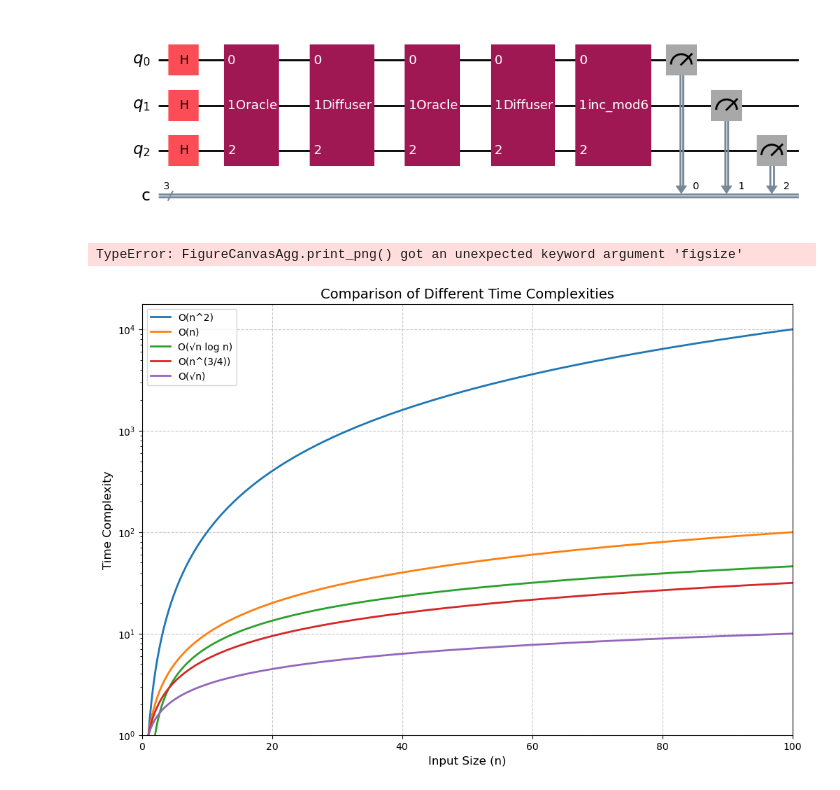
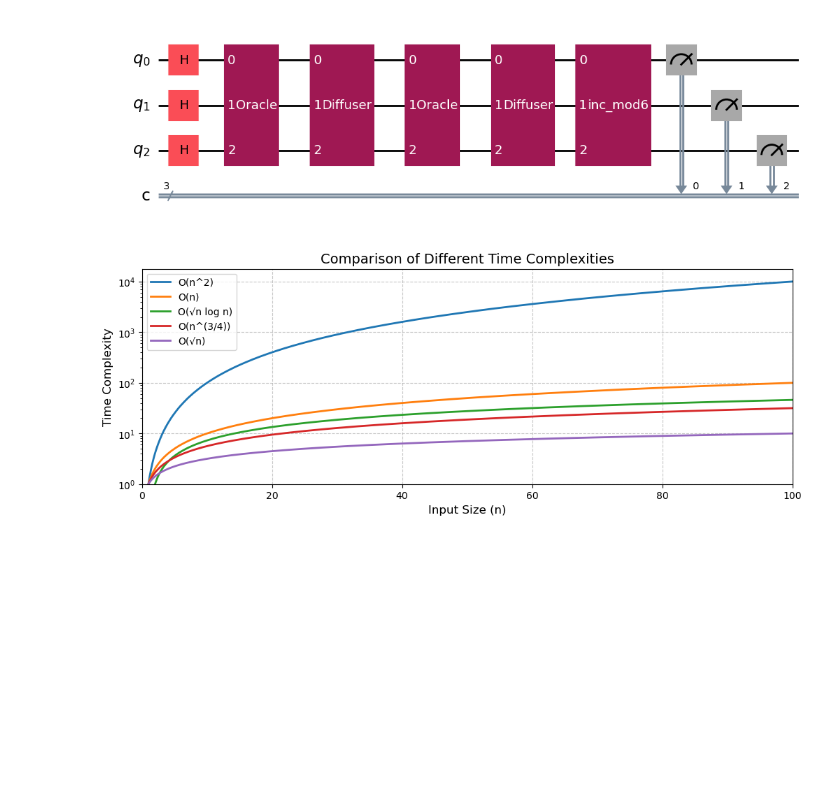
Before and after one commit to kagamirudo/Quantum-Research-2024, a Jupyter notebook: Week 24/LMSR_Q.ipynb, the cells around one changed output. Saved outputs shown, nothing was run; the diff lists cells and outputs as text; code cells hidden in the pictures; blank space fills up the shorter version.

```diff
--- a/Week 24/LMSR_Q.ipynb
+++ b/Week 24/LMSR_Q.ipynb
@@ -578,34 +578,33 @@ import matplotlib.pyplot as plt
 # Generate x values (n)
 n = np.linspace(1, 100, 1000)
 
 # Calculate different complexity functions
 sqrt_n = np.sqrt(n)
 sqrt_n_log_n = np.sqrt(n) * np.log(n)
 linear_n = n
 quadratic_n = n**2
 n_34 = n**(3/4)
 
 # Create the plot
-plt.figure(figsize=(12, 8))
+plt.figure(figsize=(12, 4))
 plt.plot(n, quadratic_n, label='O(n^2)', linewidth=2)
 plt.plot(n, linear_n, label='O(n)', linewidth=2)
 plt.plot(n, sqrt_n_log_n, label='O(√n log n)', linewidth=2)
 plt.plot(n, n_34, label='O(n^(3/4))', linewidth=2)
 plt.plot(n, sqrt_n, label='O(√n)', linewidth=2)
 
 # Customize the plot
 plt.title('Comparison of Different Time Complexities', fontsize=14)
 plt.xlabel('Input Size (n)', fontsize=12)
 plt.ylabel('Time Complexity', fontsize=12)
 plt.grid(True, linestyle='--', alpha=0.7)
 plt.legend(fontsize=10)
 
 
 # Set y-axis to logarithmic scale for better visualization
 plt.yscale('log')
 plt.xlim(0, 100)  # Set x-axis to start at 0
 plt.ylim(1, None)  # Set y-axis to start at 1 (since log scale)
-plt.savefig('scaling_plot.png', dpi=300, bbox_inches='tight')
+plt.savefig('scaling_plot.png', dpi=900, bbox_inches='tight')
 # %% [output]
-TypeError: FigureCanvasAgg.print_png() got an unexpected keyword argument 'figsize'
-[figure, old version]
+[figure, new version]
```
Also changed, not shown: 2 other files.
